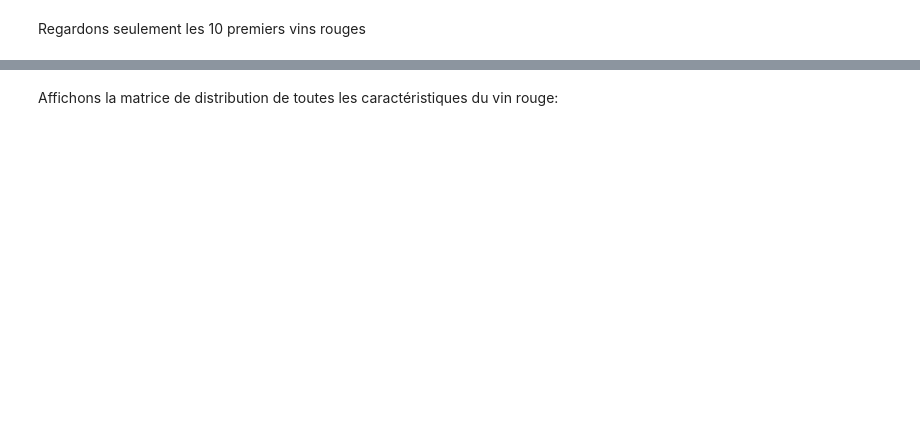
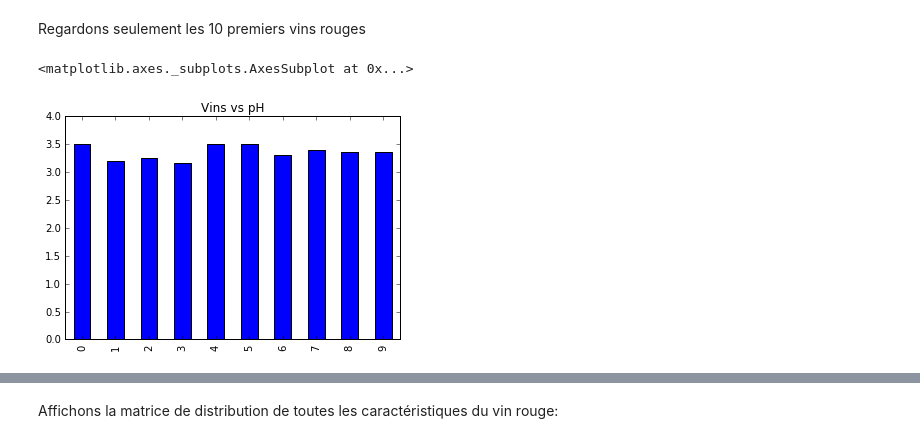
Before and after one commit to sylvchev/coursMLpython, a Jupyter notebook: 1-IntroductionFouilleDonnees.ipynb, the cells around one changed output, grey strips where cells are left out. Cells and saved outputs as stored; diff of their text form; code cells hidden in the pictures; blank space fills up the shorter version.

```diff
--- a/1-IntroductionFouilleDonnees.ipynb
+++ b/1-IntroductionFouilleDonnees.ipynb
@@ -55,8 +101,11 @@ ax.set_ylabel('pH')
 # %% [markdown]
 Regardons seulement les 10 premiers vins rouges
 # %%
-#reds[:10].pH.plot(kind='bar', title="Vins vs pH")
+reds[:10].pH.plot(kind='bar', title="Vins vs pH")
 
-whites[:50].chlorides.plot(kind='bar', title='Vins blancs et chlorides')
+# whites[:50].chlorides.plot(kind='bar', title='Vins blancs et chlorides')
+# %% [output]
+<matplotlib.axes._subplots.AxesSubplot at 0x...>
+[figure, added]
 # %%
 reds.sort('pH', ascending=False).pH[:25].plot(kind='bar')
```
Also changed, not shown: parts of 16 cells of this notebook, 1 other file.
